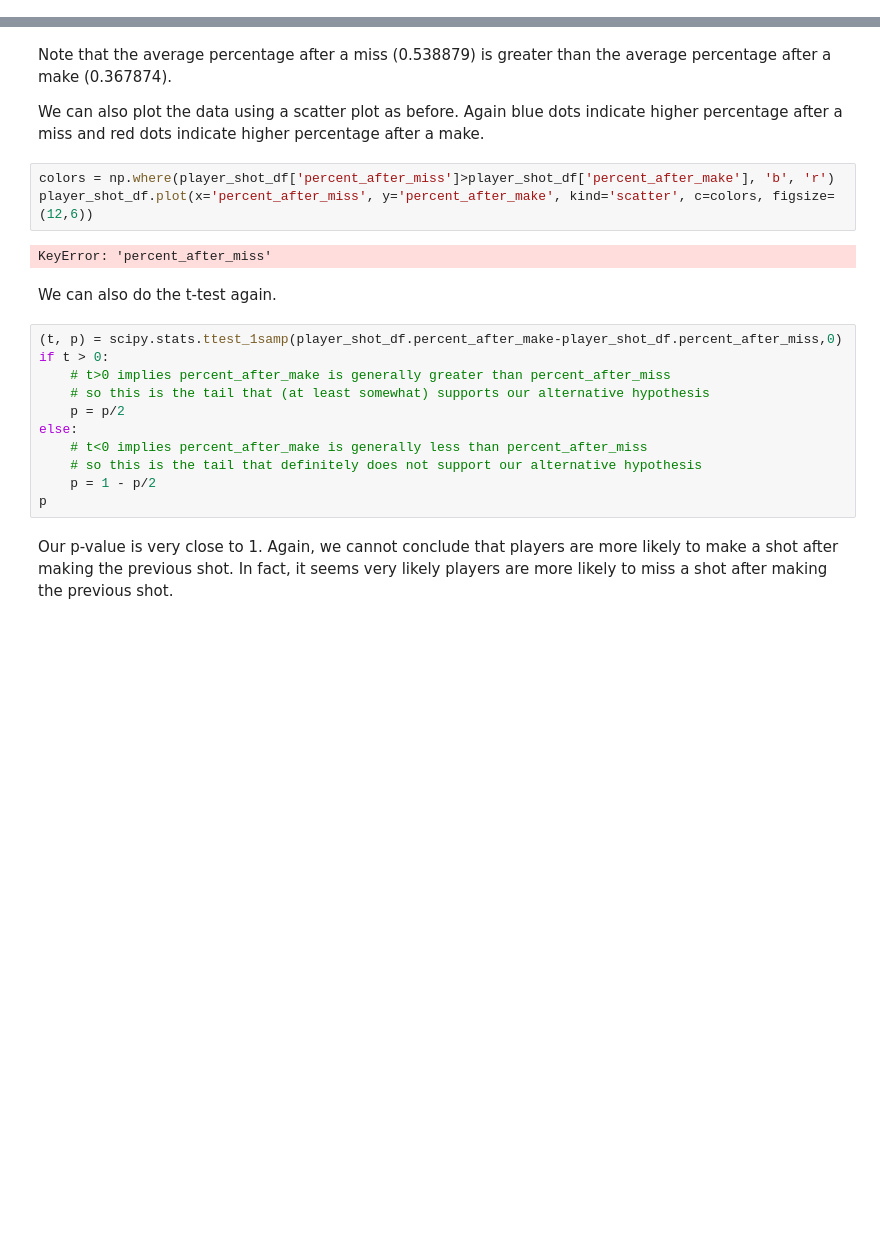
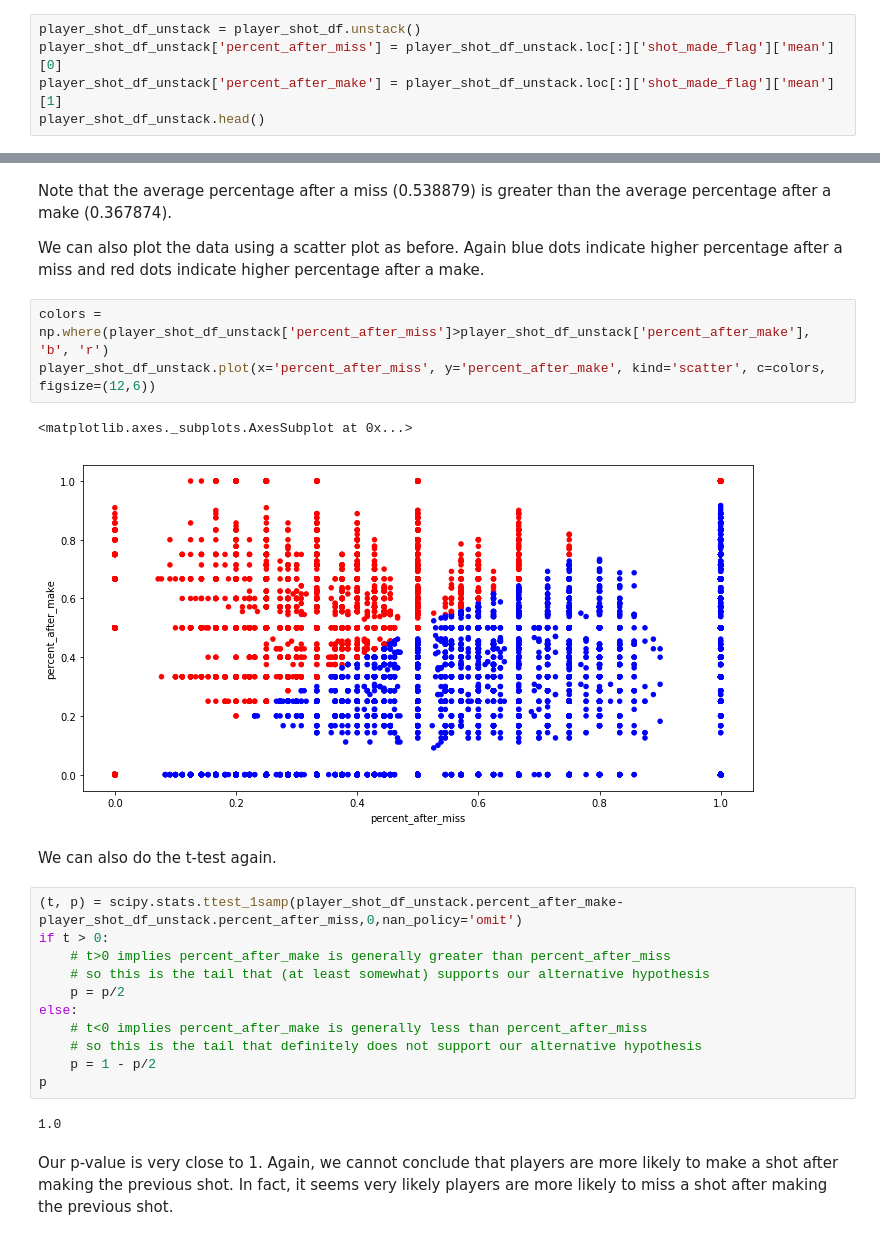
Before and after one commit to pbyrnes/hotHand, a Jupyter notebook: notebooks/hotHandEffect.ipynb, the cells around one changed output, grey strips where cells are left out. Saved outputs shown, nothing was run; the diff lists cells and outputs as text; blank space fills up the shorter version.

```diff
--- a/notebooks/hotHandEffect.ipynb
+++ b/notebooks/hotHandEffect.ipynb
@@ -190,0 +213,5 @@ player_shot_df.head()
+# %%
+player_shot_df_unstack = player_shot_df.unstack()
+player_shot_df_unstack['percent_after_miss'] = player_shot_df_unstack.loc[:]['shot_made_flag']['mean'][0]
+player_shot_df_unstack['percent_after_make'] = player_shot_df_unstack.loc[:]['shot_made_flag']['mean'][1]
+player_shot_df_unstack.head()
@@ -216,14 +253,15 @@ Note that the average percentage after a miss (0.538879) is greater than the ave
 
 We can also plot the data using a scatter plot as before.  Again blue dots indicate higher percentage after a miss and red dots indicate higher percentage after a make.
 # %%
-colors = np.where(player_shot_df['percent_after_miss']>player_shot_df['percent_after_make'], 'b', 'r')
-player_shot_df.plot(x='percent_after_miss', y='percent_after_make', kind='scatter', c=colors, figsize=(12,6))
+colors = np.where(player_shot_df_unstack['percent_after_miss']>player_shot_df_unstack['percent_after_make'], 'b', 'r')
+player_shot_df_unstack.plot(x='percent_after_miss', y='percent_after_make', kind='scatter', c=colors, figsize=(12,6))
 # %% [output]
-KeyError: 'percent_after_miss'
+<matplotlib.axes._subplots.AxesSubplot at 0x...>
+[figure, added]
 # %% [markdown]
 We can also do the t-test again.
 # %%
-(t, p) = scipy.stats.ttest_1samp(player_shot_df.percent_after_make-player_shot_df.percent_after_miss,0)
+(t, p) = scipy.stats.ttest_1samp(player_shot_df_unstack.percent_after_make-player_shot_df_unstack.percent_after_miss,0,nan_policy='omit')
 if t > 0:
     # t>0 implies percent_after_make is generally greater than percent_after_miss
     # so this is the tail that (at least somewhat) supports our alternative hypothesis
@@ -233,5 +271,7 @@ else:
     # so this is the tail that definitely does not support our alternative hypothesis
     p = 1 - p/2
 p
+# %% [output]
+1.0
 # %% [markdown]
 Our p-value is very close to 1.  Again, we cannot conclude that players are more likely to make a shot after making the previous shot.  In fact, it seems very likely players are more likely to miss a shot after making the previous shot.
```
Also changed, not shown: parts of 5 cells of this notebook.
